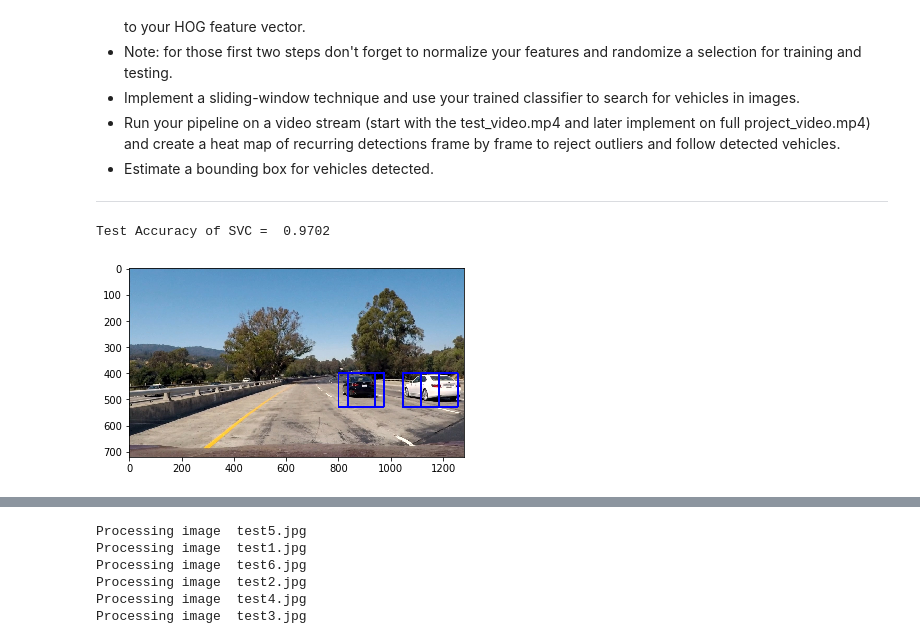
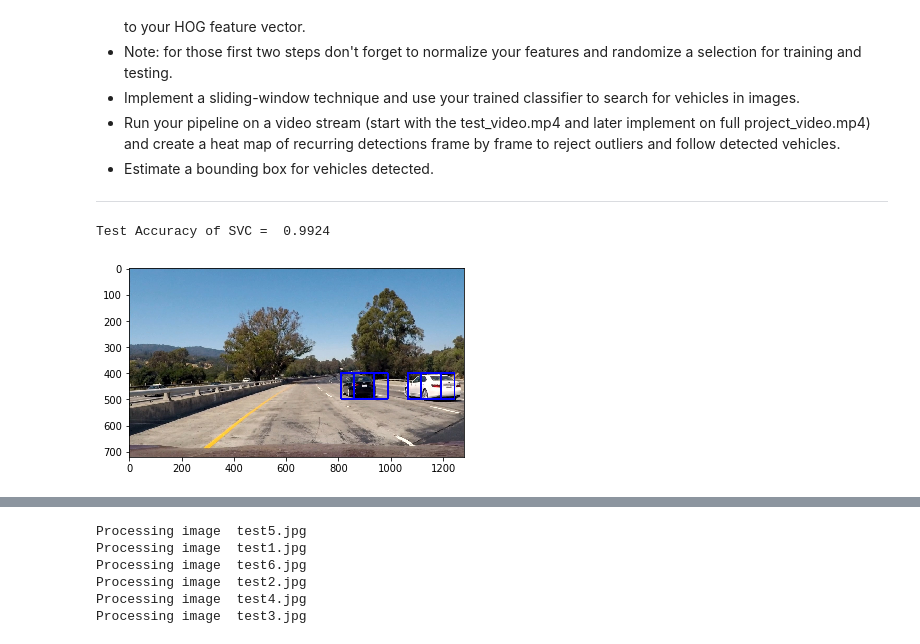
Before and after one commit to kabhinav/CarND-Vehicle-Detection, a Jupyter notebook: P5.ipynb, the cells around one changed output, grey strips where cells are left out. Saved outputs shown, nothing was run; the diff lists cells and outputs as text; code cells hidden in the pictures.

Commit message:
Better result using YrCb color space.

```diff
--- a/P5.ipynb
+++ b/P5.ipynb
@@ -204,11 +204,11 @@ def slide_window(img, x_start_stop=[None, None], y_start_stop=[None, None],
 class SearchAndClassify(object):
 
     def __init__(self):
-        self.color_space = 'RGB' # Can be RGB, HSV, LUV, HLS, YUV, YCrCb
+        self.color_space = 'YCrCb' # Can be RGB, HSV, LUV, HLS, YUV, YCrCb
         self.orient = 9  # HOG orientations
         self.pix_per_cell = 8 # HOG pixels per cell
         self.cell_per_block = 2 # HOG cells per block
-        self.hog_channel = 2 # Can be 0, 1, 2, or "ALL"
+        self.hog_channel = 'ALL' # Can be 0, 1, 2, or "ALL"
         self.spatial_size = (16, 16) # Spatial binning dimensions
         self.hist_bins = 32    # Number of histogram bins
         self.spatial_feat = True # Spatial features on or off
@@ -399,11 +399,11 @@ class SearchAndClassify(object):
         image = image.astype(np.float32)/255
 
         # get the road portion of image for sliding window search
-        rimage = image[400:600, 450:]
+        rimage = image[350:, 350:]
 
         windows = slide_window(rimage, x_start_stop=[None, None],
                             y_start_stop=self.y_start_stop,
-                            xy_window=(140, 128), xy_overlap=(0.75, 0.25))
+                            xy_window=(128, 96), xy_overlap=(0.6, 0.5))
 
         hot_windows = self.search_windows(rimage, windows, svc, X_scaler,
                                           color_space=self.color_space,
@@ -416,7 +416,7 @@ class SearchAndClassify(object):
                                           spatial_feat=self.spatial_feat,
                                           hist_feat=self.hist_feat,
                                           hog_feat=self.hog_feat)
-        hot_windows = [((bbox[0][0]+450, bbox[0][1]+400), (bbox[1][0]+450, bbox[1][1]+400) ) for bbox in hot_windows]
+        hot_windows = [((bbox[0][0]+350, bbox[0][1]+350), (bbox[1][0]+350, bbox[1][1]+350) ) for bbox in hot_windows]
         return hot_windows
 
     def test_classifier(self):
@@ -449,41 +449,38 @@ class SearchAndClassify(object):
         # image you are searching is a .jpg (scaled 0 to 255)
         image = image.astype(np.float32)/255
 
         # get the road portion of image for sliding window search
-        rimage = image[400:600, 450:]
+        rimage = image[350:, 350:]
         windows = slide_window(rimage, x_start_stop=[None, None],
                             y_start_stop=self.y_start_stop,
-                            xy_window=(140, 128), xy_overlap=(0.75, 0.25))
-        #windows += slide_window(rimage, x_start_stop=[None, None],
-        #                    y_start_stop=self.y_start_stop,
-        #                    xy_window=(96, 96), xy_overlap=(0.5, 0.5))
+                            xy_window=(128, 98), xy_overlap=(0.6, 0.5))
 
         hot_windows = self.search_windows(rimage, windows, svc, X_scaler,
                                           color_space=self.color_space,
                                           spatial_size=self.spatial_size,
                                           hist_bins=self.hist_bins,
                                           orient=self.orient,
                                           pix_per_cell=self.pix_per_cell,
                                           cell_per_block=self.cell_per_block,
                                           hog_channel=self.hog_channel,
                                           spatial_feat=self.spatial_feat,
                                           hist_feat=self.hist_feat,
                                           hog_feat=self.hog_feat)
         #fix bbox y position
-        hot_windows = [((bbox[0][0]+450, bbox[0][1]+400), (bbox[1][0]+450, bbox[1][1]+400) ) for bbox in hot_windows]
+        hot_windows = [((bbox[0][0]+350, bbox[0][1]+350), (bbox[1][0]+350, bbox[1][1]+350) ) for bbox in hot_windows]
         window_img = draw_boxes(draw_image, hot_windows, color=(0, 0, 255), thick=6)
         # Save bboxes for heat maps
         with open('test_bboxes.p', 'wb') as bboxes:
             pickle.dump(hot_windows, bboxes)
         plt.imshow(window_img)
 
 #Train Classifier and test on an image
 sc = SearchAndClassify()
 #sc.train()
 sc.test_classifier()
 # %% [output]
-Test Accuracy of SVC =  0.9702
+Test Accuracy of SVC =  0.9924
-[figure, old version]
+[figure, new version]
 # %%
 class HeatMapLabel(object):
 
```
Also changed, not shown: parts of 5 cells of this notebook, 8 other files.
